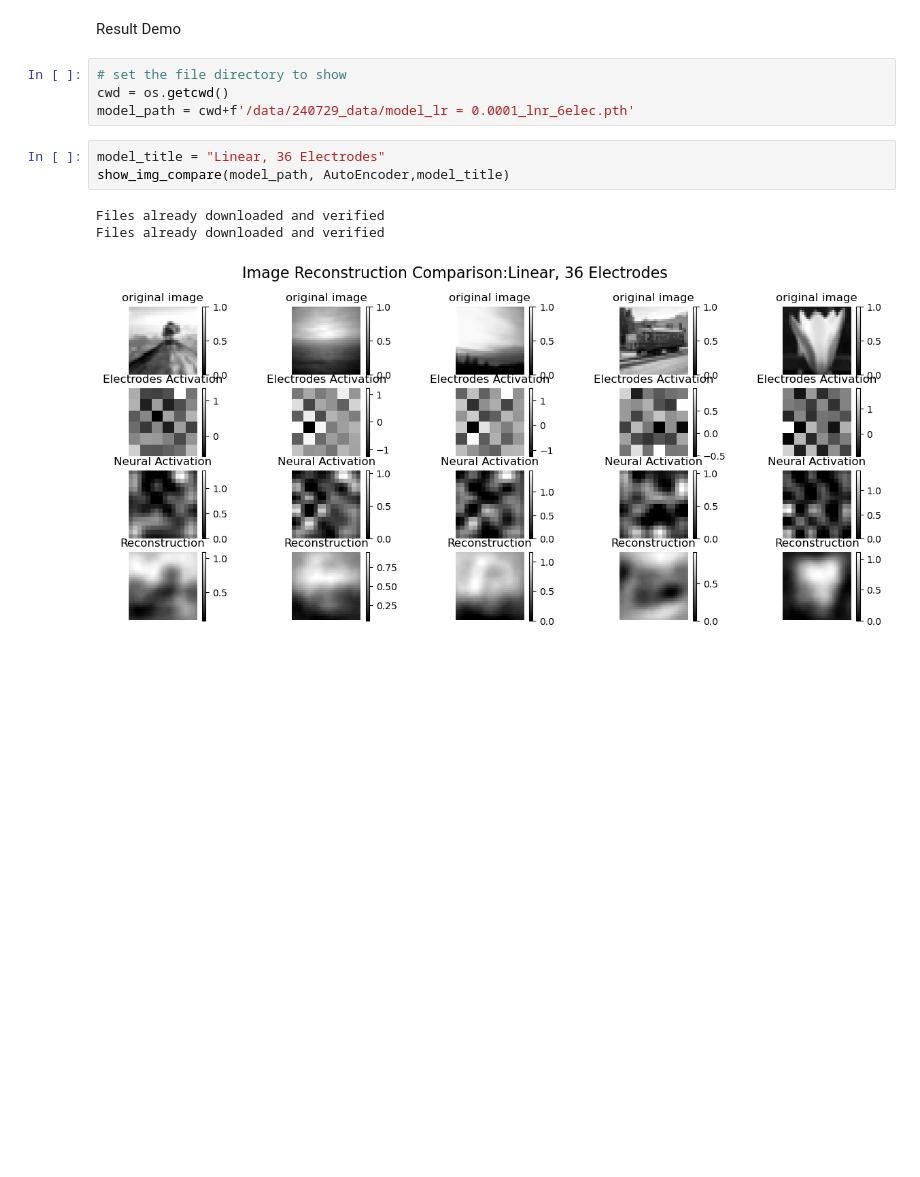
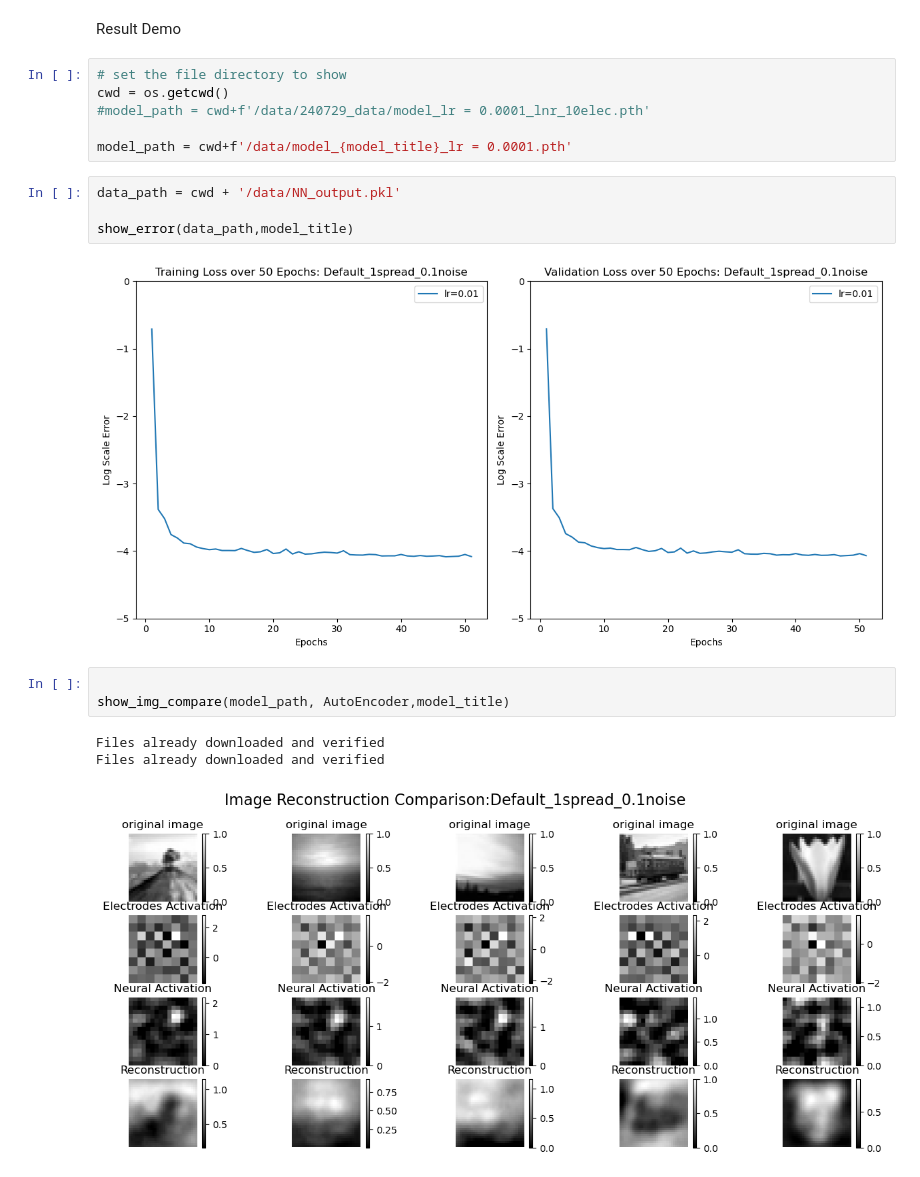
Before and after one commit to Ayacolyte/Capstone-Project, a Jupyter notebook: master_script.ipynb, the cells around one changed output. Drawn from its saved outputs; the diff is of its cells as text; blank space fills up the shorter version.

```diff
--- a/master_script.ipynb
+++ b/master_script.ipynb
@@ -53,13 +71,21 @@ Result Demo
 # %%
 # set the file directory to show
 cwd = os.getcwd()
-model_path = cwd+f'/data/240729_data/model_lr = 0.0001_lnr_6elec.pth'
+#model_path = cwd+f'/data/240729_data/model_lr = 0.0001_lnr_10elec.pth'
+
+model_path = cwd+f'/data/model_{model_title}_lr = 0.0001.pth'
+# %%
+data_path = cwd + '/data/NN_output.pkl'
+
+show_error(data_path,model_title)
+# %% [output]
+[figure, added]
 # %%
-model_title = "Linear, 36 Electrodes"
+
 show_img_compare(model_path, AutoEncoder,model_title)
 # %% [output]
 Files already downloaded and verified
 Files already downloaded and verified
-[figure, old version]
+[figure, new version]
 # %%
 img_side_dim = 32
```
Also changed, not shown: parts of 10 cells of this notebook, 15 other files.
